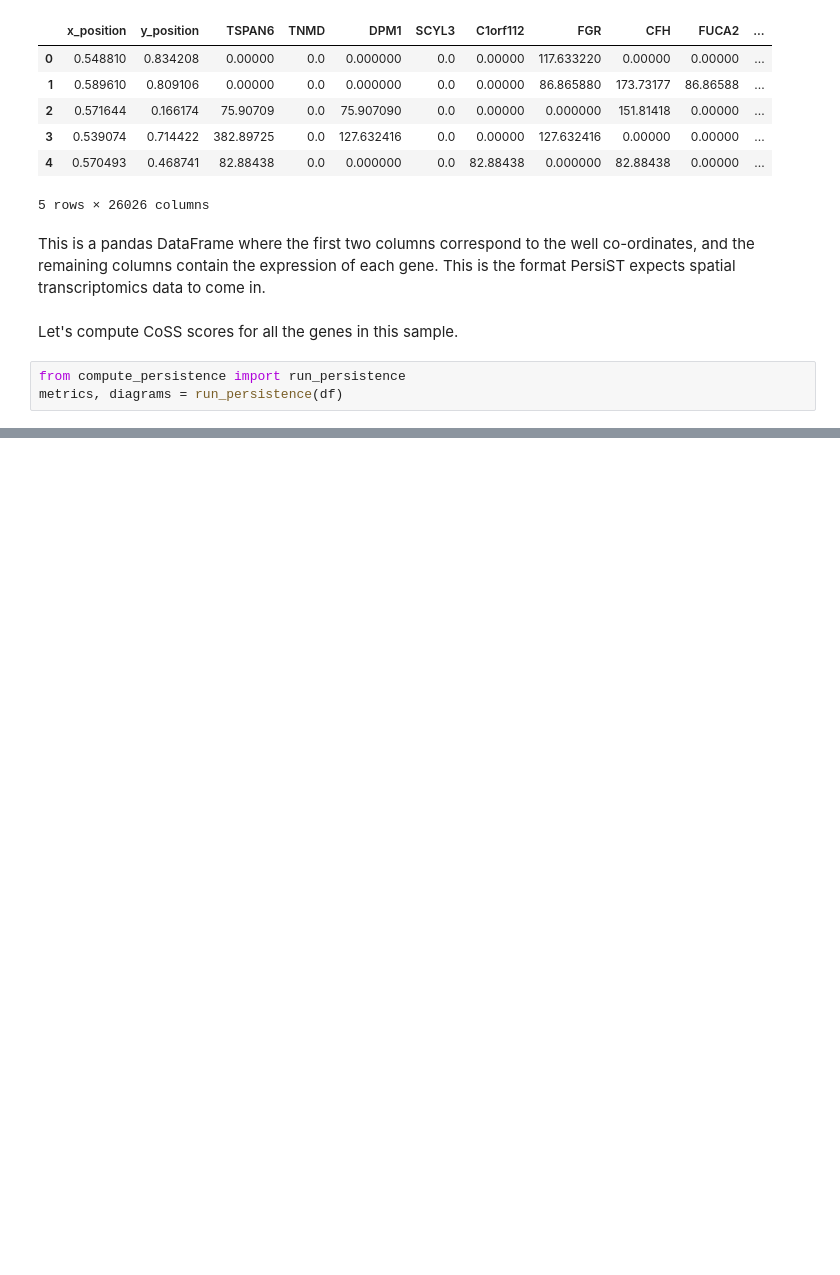
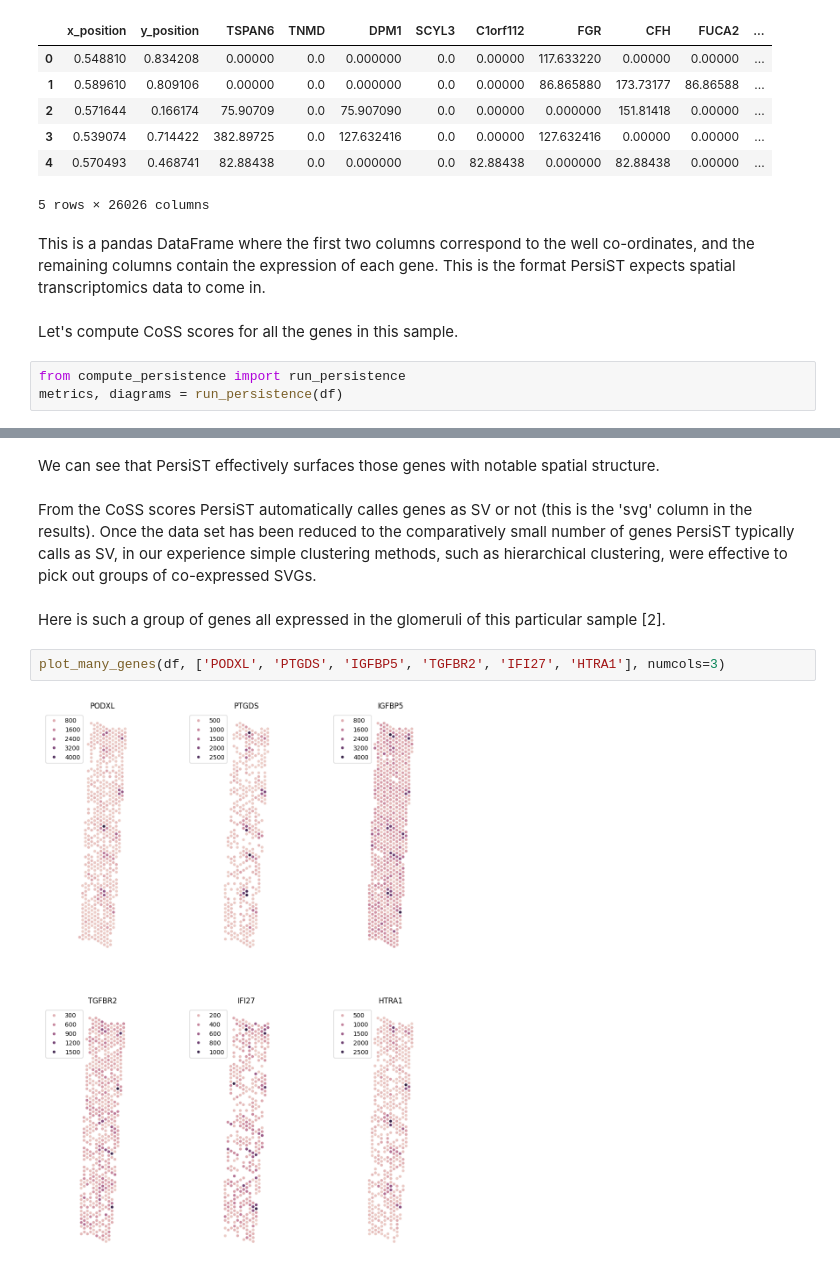
Before and after one commit to AstraZeneca/persist, a Jupyter notebook: README.ipynb, the cells around one changed output, grey strips where cells are left out. Saved outputs shown, nothing was run; the diff lists cells and outputs as text; blank space fills up the shorter version.

```diff
--- a/README.ipynb
+++ b/README.ipynb
@@ -29,0 +52,10 @@ metrics, diagrams = run_persistence(df)
+# %% [markdown]
+We can see that PersiST effectively surfaces those genes with notable spatial structure.
+# %% [markdown]
+From the CoSS scores PersiST automatically calles genes as SV or not (this is the 'svg' column in the results). Once the data set has been reduced to the comparatively small number of genes PersiST typically calls as SV, in our experience simple clustering methods, such as hierarchical clustering, were effective to pick out groups of co-expressed SVGs.
+# %% [markdown]
+Here is such a group of genes all expressed in the glomeruli of this particular sample [2].
+# %%
+plot_many_genes(df, ['PODXL', 'PTGDS', 'IGFBP5', 'TGFBR2', 'IFI27', 'HTRA1'], numcols=3)
+# %% [output]
+[figure, added]
```
Also changed, not shown: parts of 4 cells of this notebook, 1 other file.
